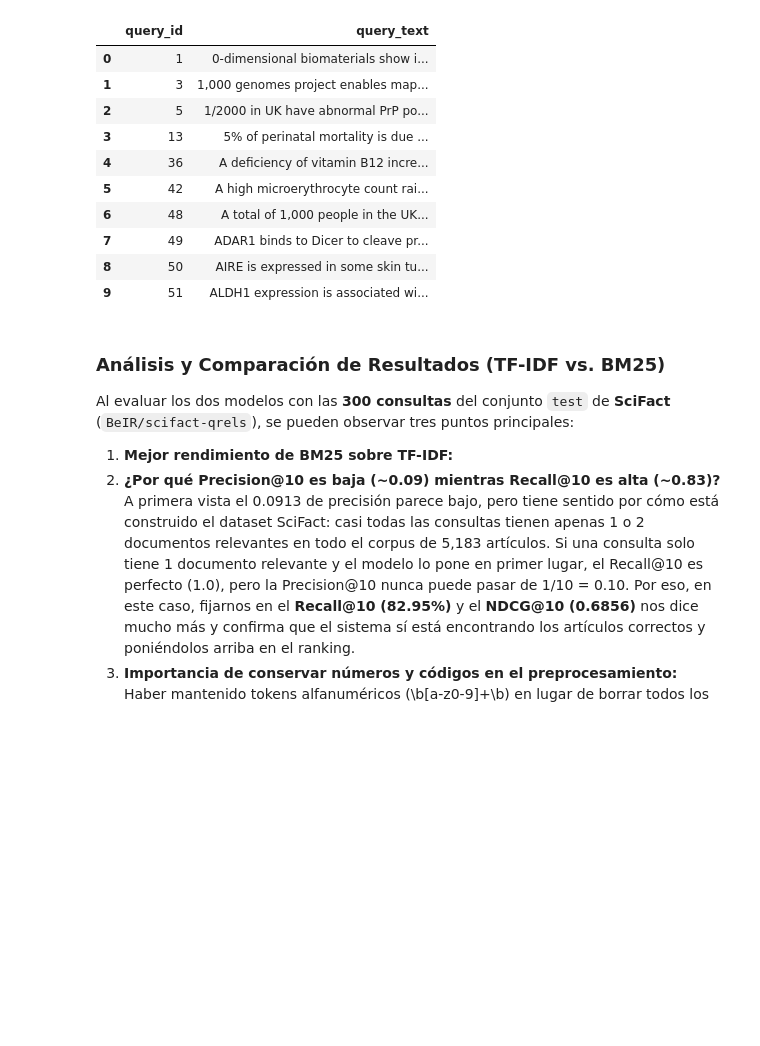
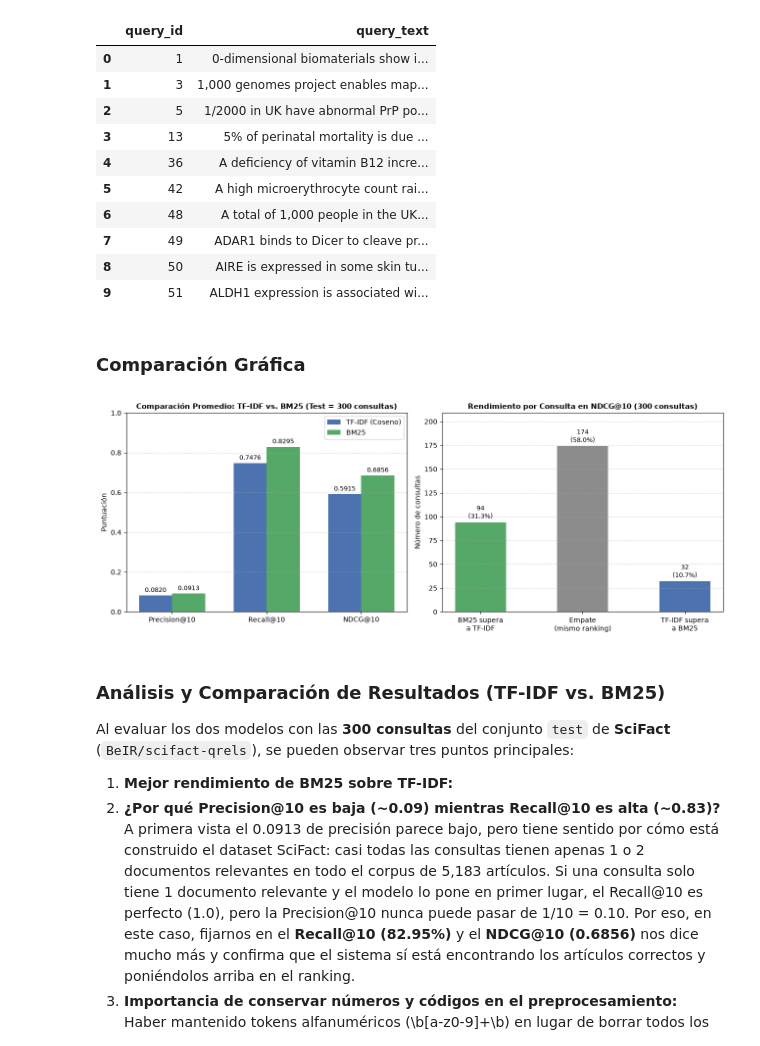
Before and after one commit to Luiss-Morocho/ExamenBimestral-RI, a Jupyter notebook: datos.ipynb, the cells around one changed output. Cells and saved outputs as stored; diff of their text form; code cells hidden in the pictures; blank space fills up the shorter version.

```diff
--- a/datos.ipynb
+++ b/datos.ipynb
@@ -319,6 +319,86 @@ Listado de las primeras 10 consultas de test evaluadas (para reproducibilidad):
 | 7 | 49 | ADAR1 binds to Dicer to cleave pr... |
 | 8 | 50 | AIRE is expressed in some skin tu... |
 | 9 | 51 | ALDH1 expression is associated wi... |
+# %% [markdown]
+### Comparación Gráfica
+# %%
+import matplotlib.pyplot as plt
+
+# 1. Calcular NDCG@10 consulta por consulta para comparar distribuciones
+ndcg_tfidf_per_q = []
+ndcg_bm25_per_q = []
+
+for q_id, rel_docs in qrels_test.items():
+    if q_id not in queries_dict:
+        continue
+    q_text = queries_dict[q_id]
+
+    res_t = search_documents(q_text, model="tfidf", top_k=10)
+    _, _, n_t = compute_metrics_at_k([r["document_id"] for r in res_t], rel_docs, k=10)
+    ndcg_tfidf_per_q.append(n_t)
+
+    res_b = search_documents(q_text, model="bm25", top_k=10)
+    _, _, n_b = compute_metrics_at_k([r["document_id"] for r in res_b], rel_docs, k=10)
+    ndcg_bm25_per_q.append(n_b)
+
+# Contar victorias por consulta en NDCG@10
+bm25_wins = sum(1 for b, t in zip(ndcg_bm25_per_q, ndcg_tfidf_per_q) if b > t)
+tfidf_wins = sum(1 for b, t in zip(ndcg_bm25_per_q, ndcg_tfidf_per_q) if t > b)
+ties = sum(1 for b, t in zip(ndcg_bm25_per_q, ndcg_tfidf_per_q) if b == t)
+
+# 2. Configurar figura con 2 subgráficos
+fig, axes = plt.subplots(1, 2, figsize=(13, 5))
+
+# --- Gráfico 1: Barras agrupadas de métricas promedio ---
+metricas = ["Precision@10", "Recall@10", "NDCG@10"]
+valores_tfidf = [res_tfidf["Precision@10"], res_tfidf["Recall@10"], res_tfidf["NDCG@10"]]
+valores_bm25 = [res_bm25["Precision@10"], res_bm25["Recall@10"], res_bm25["NDCG@10"]]
+
+x = np.arange(len(metricas))
+ancho = 0.35
+
+rects1 = axes[0].bar(x - ancho/2, valores_tfidf, ancho, label="TF-IDF (Coseno)", color="#4C72B0")
+rects2 = axes[0].bar(x + ancho/2, valores_bm25, ancho, label="BM25", color="#55A868")
+
+axes[0].set_title("Comparación Promedio: TF-IDF vs. BM25 (Test = 300 consultas)", fontsize=11, fontweight="bold")
+axes[0].set_xticks(x)
+axes[0].set_xticklabels(metricas)
+axes[0].set_ylim(0, 1.0)
+axes[0].set_ylabel("Puntuación")
+axes[0].grid(axis="y", linestyle="--", alpha=0.5)
+axes[0].legend()
+
+# Etiquetas encima de las barras
+for rect in rects1:
+    h = rect.get_height()
+    axes[0].annotate(f"{h:.4f}", xy=(rect.get_x() + rect.get_width()/2, h),
+                     xytext=(0, 3), textcoords="offset points", ha="center", va="bottom", fontsize=9)
+for rect in rects2:
+    h = rect.get_height()
+    axes[0].annotate(f"{h:.4f}", xy=(rect.get_x() + rect.get_width()/2, h),
+                     xytext=(0, 3), textcoords="offset points", ha="center", va="bottom", fontsize=9)
+
+# --- Gráfico 2: Comparación directa por consulta (NDCG@10) ---
+categorias = ["BM25 supera\na TF-IDF", "Empate\n(mismo ranking)", "TF-IDF supera\na BM25"]
+conteos = [bm25_wins, ties, tfidf_wins]
+colores = ["#55A868", "#8C8C8C", "#4C72B0"]
+
+bars = axes[1].bar(categorias, conteos, color=colores, width=0.5)
+axes[1].set_title("Rendimiento por Consulta en NDCG@10 (300 consultas)", fontsize=11, fontweight="bold")
+axes[1].set_ylabel("Número de consultas")
+axes[1].set_ylim(0, max(conteos) + 35)
+axes[1].grid(axis="y", linestyle="--", alpha=0.5)
+
+for bar in bars:
+    h = bar.get_height()
+    pct = (h / len(ndcg_bm25_per_q)) * 100
+    axes[1].annotate(f"{h}\n({pct:.1f}%)", xy=(bar.get_x() + bar.get_width()/2, h),
+                     xytext=(0, 3), textcoords="offset points", ha="center", va="bottom", fontsize=9)
+
+plt.tight_layout()
+plt.show()
+# %% [output]
+[figure, added]
 # %% [markdown]
 ### Análisis y Comparación de Resultados (TF-IDF vs. BM25)
 
```
Also changed, not shown: 1 other file.
